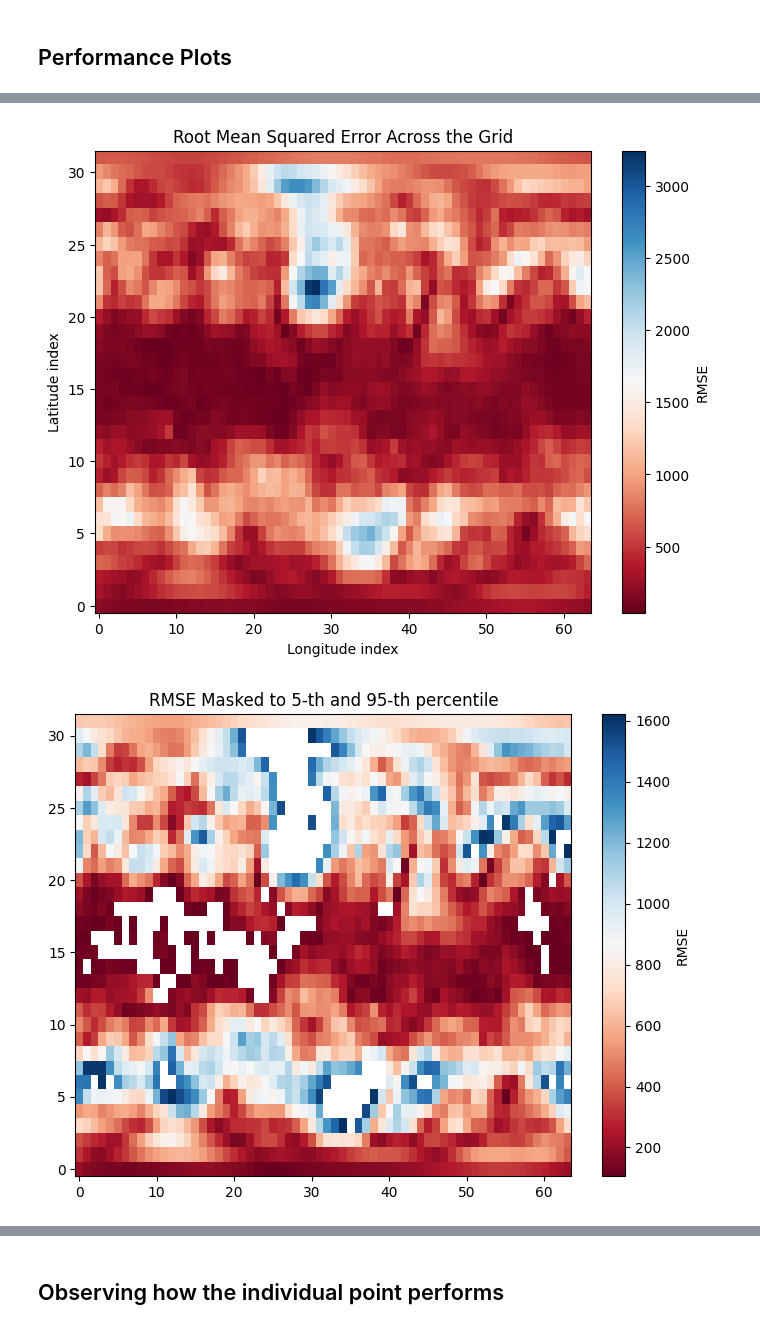
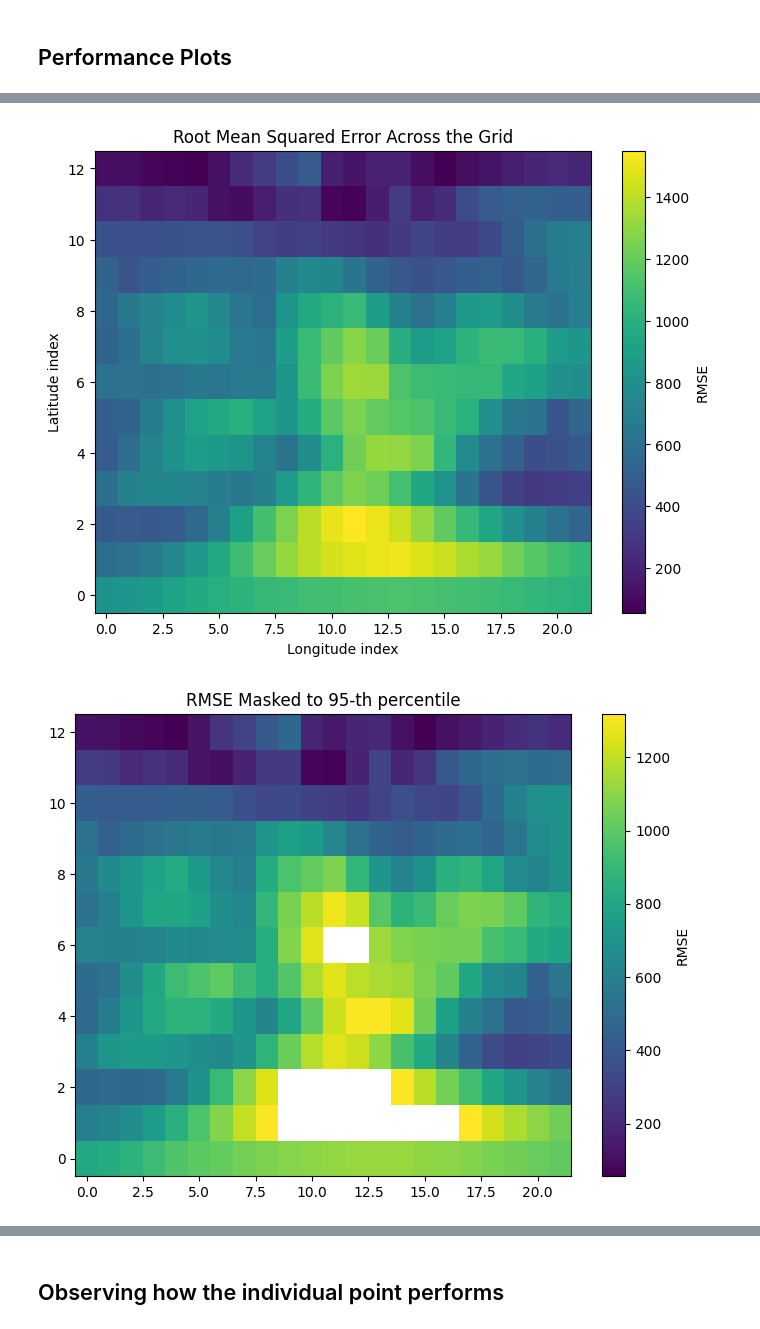
Before and after one commit to sunnyw22/STGP-for-weather-forecasting, a Jupyter notebook: GPyTorch/notebooks/Exact_GPR_monthly_z500 (latlon).ipynb, the cells around one changed output, grey strips where cells are left out. Drawn from its saved outputs; the diff is of its cells as text; code cells hidden in the pictures.

```diff
--- a/GPyTorch/notebooks/Exact_GPR_monthly_z500 (latlon).ipynb
+++ b/GPyTorch/notebooks/Exact_GPR_monthly_z500 (latlon).ipynb
@@ -50,5 +53,5 @@ Using device: cuda
 Loading the data
 # %%
 z500 = xr.open_mfdataset('data/5.625deg/geopotential_500/*.nc', combine='by_coords')
-z500_train = z500.sel(time=slice('2017', '2017')).isel(lat=slice(24, 32), lon=slice(16, 32))['z']
-z500_test = z500.sel(time=slice('2018', '2018.1.7')).isel(lat=slice(24, 32), lon=slice(16, 32))['z']
+z500_train = z500.sel(time=slice('2017.12', '2017.12')).isel(lat=slice(0, 13), lon=slice(0, 22))['z']
+z500_test = z500.sel(time=slice('2018', '2018.1.7')).isel(lat=slice(0, 13), lon=slice(0, 22))['z']
@@ -355,7 +260,7 @@ def train_gp(lead_time_h, data_train, data_test, space_subsample=1, time_subsamp
 
     return model, likelihood, hyperparams_track, X_train, Y_train
 # %%
-lead_time = 0 # 3-day forecasting
+lead_time = 24 # 3-day forecasting
 space_subsample = 1 # Set 1 if using random subsampling
 time_subsample = 6
 frac = 0.05 # Fraction of points to be picked from the full training set
@@ -382,10 +277,0 @@ time_subsample = 6
-# %%
-hyperparams_track = torch.load("STGP-weather-forecasting/saved_models/hyperparams_track.pth")
-X_train = torch.load("STGP-weather-forecasting/saved_models/X_train.pth")
-Y_train = torch.load("STGP-weather-forecasting/saved_models/Y_train.pth", weights_only=False)
-Y_train = torch.tensor(Y_train).to(device)
-likelihood = gpytorch.likelihoods.GaussianLikelihood().to(device)
-model = GPModel(X_train, Y_train, likelihood).to(device)
-
-model.load_state_dict(torch.load("STGP-weather-forecasting/saved_models/model_state.pth"))
-likelihood.load_state_dict(torch.load("STGP-weather-forecasting/saved_models/likelihood_state.pth"))
@@ -394,16 +278,11 @@ likelihood.load_state_dict(torch.load("STGP-weather-forecasting/saved_models/lik
 # %%
-X_test, Y_test, lat, lon = create_data(data_train, data_test, 0, space_subsample=1,
-                                                time_subsample=8, device=device, train=False)
-X_test = X_test.view(-1,4)
+X_test, Y_test, lat, lon = create_latlon_data(data_train, data_test, lead_time, space_subsample=1,
+                                                time_subsample=6, train=False)
+X_test = X_test.to(device)
+Y_test = Y_test.to(device)
+X_test = X_test.view(-1,3)
 nlat = len(lat)
 nlon = len(lon)
-
-#N = X_test.shape[0] * X_test.shape[1] * X_test.shape[2]
-#n_frac = int(frac * N) # Fraction of points to be chosen
-#X_test = X_test.view(-1, 4)
-#indices = torch.randperm(X_test.size(0))[:n_frac]
-#X_test = X_test[indices]
-#Y_test = Y_test[indices]
 
 # Make Predictions
 model.eval()
@@ -417,6 +296,8 @@ with torch.no_grad():
     print("MSE: ", mse.item())
     print("RMSE: ", rmse.item())
 
+    #Y_pred_actual = (Y_pred.detach().cpu().numpy() * data_std.values + data_mean.values).reshape(-1,nlat,nlon) + seasonal_forecast.isel(time=slice(lead_time, None, time_subsample)).values
+    #Y_test_actual = (Y_test.detach().cpu().numpy() * data_std.values + data_mean.values).reshape(-1,nlat,nlon) + seasonal_forecast.isel(time=slice(lead_time, None, time_subsample)).values
     Y_pred_actual = (Y_pred.detach().cpu().numpy() * data_std.values + data_mean.values).reshape(-1,nlat,nlon)
     Y_test_actual = (Y_test.detach().cpu().numpy() * data_std.values + data_mean.values).reshape(-1,nlat,nlon)
     err = Y_pred_actual - Y_test_actual
@@ -573,26 +482,26 @@ rmse_error = np.sqrt((Y_pred_actual - Y_test_actual)**2)
 rmse_error_mean = rmse_error.mean(axis=0)  # shape (7, 13)
 
 plt.figure(figsize=(8, 6))
-im = plt.imshow(rmse_error_mean, cmap='RdBu', aspect='auto', origin='lower')
+im = plt.imshow(rmse_error_mean, aspect='auto', origin='lower')
 plt.title('Root Mean Squared Error Across the Grid')
 plt.xlabel('Longitude index')
 plt.ylabel('Latitude index')
 plt.colorbar(im, label='RMSE')
 plt.show()
 # %% [output]
-[figure, old version]
+[figure, new version]
 # %%
-low_q_rmse = np.percentile(rmse_error_mean, 5)
+low_q_rmse = np.percentile(rmse_error_mean, 0)
 high_q_rmse = np.percentile(rmse_error_mean, 95)
 masked_error_rmse = np.ma.masked_outside(rmse_error_mean, low_q_rmse, high_q_rmse)
 
 plt.figure(figsize=(8, 6))
-im = plt.imshow(masked_error_rmse, cmap='RdBu', aspect='auto', origin='lower')
+im = plt.imshow(masked_error_rmse, aspect='auto', origin='lower')
 plt.colorbar(im, label='RMSE')
-plt.title('RMSE Masked to 5-th and 95-th percentile')
+plt.title('RMSE Masked to 95-th percentile')
 plt.show()
 # %% [output]
-[figure, old version]
+[figure, new version]
 # %%
 max_idx = np.argmax(relative_error_mean)
 min_idx = np.argmin(relative_error_mean)
```
Also changed, not shown: parts of 35 cells of this notebook, 8 other files.
